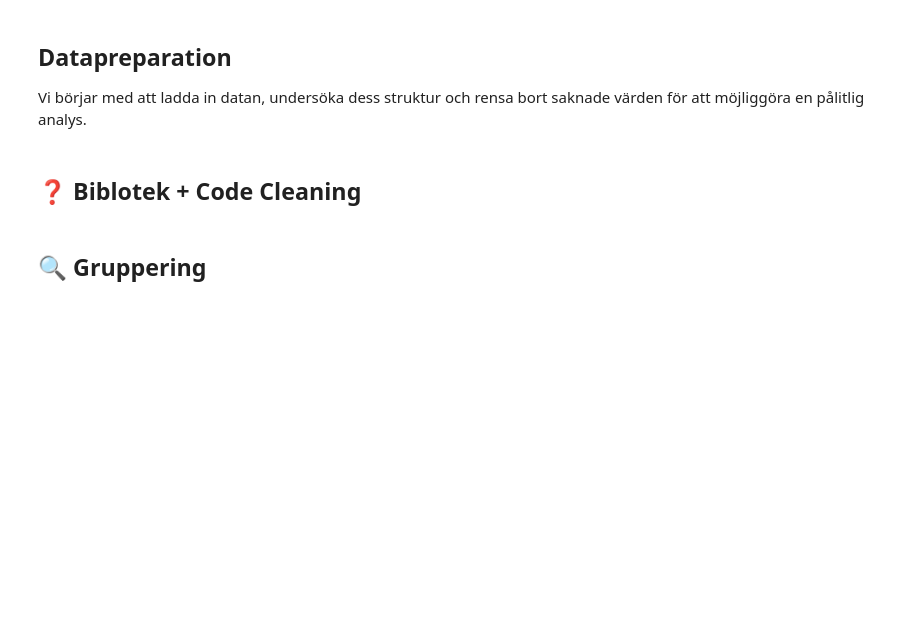
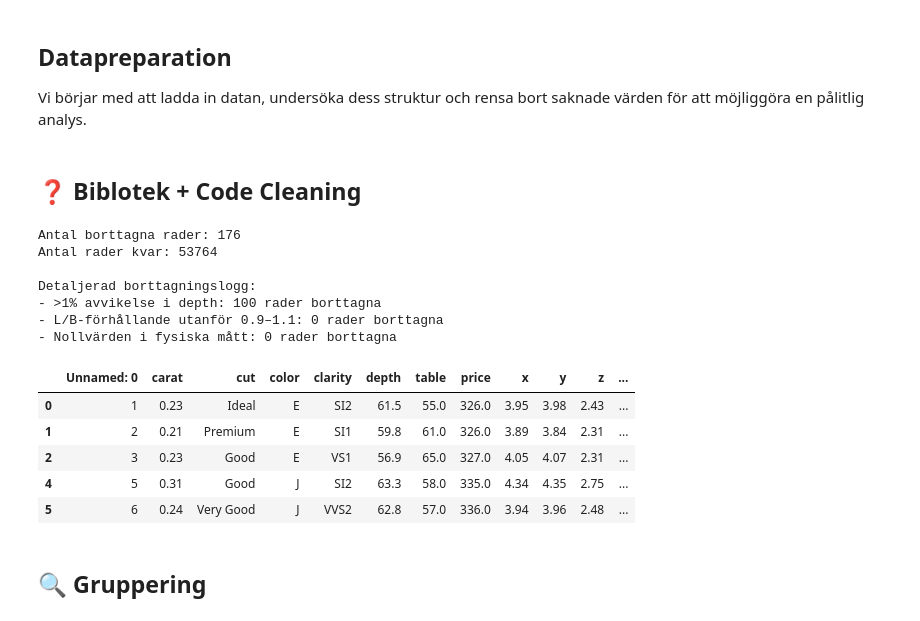
Before and after one commit to ManaInfectedRP/Skola_Python, a Jupyter notebook: Python/Kundskapskontrollen/diamonds/diamantanalys.ipynb, the cells around one changed output. Cells and saved outputs as stored; diff of their text form; code cells hidden in the pictures; blank space fills up the shorter version.

Commit message:
Flera kalkuleringar för Depth-Avvikelser, Läng-Bredd, Nollvärden (om dropna glömt)

```diff
--- a/Python/Kundskapskontrollen/diamonds/diamantanalys.ipynb
+++ b/Python/Kundskapskontrollen/diamonds/diamantanalys.ipynb
@@ -39,27 +39,64 @@ Vi börjar med att ladda in datan, undersöka dess struktur och rensa bort sakna
 # %% [markdown]
 ## ❓ Biblotek + Code Cleaning
 # %%
-
 import pandas as pd
 import numpy as np
-import plotly.express as px
-import plotly.graph_objects as go
-from plotly.subplots import make_subplots
+import matplotlib.pyplot as plt
 
 # Läs in datan och ta bort rader med saknade värden
 df = pd.read_excel('diamonds.xlsx')
-df_clean = df.dropna()
+df_clean = df.dropna().copy()
+
 cols_to_check = ['carat', 'price', 'x', 'y', 'z']
 cols_exist = [col for col in cols_to_check if col in df_clean.columns]
 
+removed = {}
+
+# Depth-avvikelse
+if all(col in df_clean.columns for col in ['x', 'y', 'z', 'depth']):
+    df_clean['depth_calc'] = (df_clean['z'] / ((df_clean['x'] + df_clean['y']) / 2)) * 100
+    df_clean['depth_diff'] = abs(df_clean['depth_calc'] - df_clean['depth'])
+    before = df_clean.shape[0]
+    df_clean = df_clean[df_clean['depth_diff'] <= 1]
+    removed[">1% avvikelse i depth"] = before - df_clean.shape[0]
+
+# Längd–bredd-förhållande (endast om x och y finns)
+if all(col in df_clean.columns for col in ['x', 'y']):
+    df_clean['längd_bredd_kvot'] = df_clean['x'] / df_clean['y']
+    before = df_clean.shape[0]
+    df_clean = df_clean[(df_clean['längd_bredd_kvot'] >= 0.9) & (df_clean['längd_bredd_kvot'] <= 1.1)]
+    removed['L/B-förhållande utanför 0.9–1.1'] = before - df_clean.shape[0]
+
+# Ta bort rader med nollor i dimensioner (x, y, z)
 if cols_exist:
+    before = df_clean.shape[0]
     df_clean = df_clean[(df_clean[cols_exist] != 0).all(axis=1)]
+    removed['Nollvärden i fysiska mått'] = before - df_clean.shape[0]
 
+# Resultatsammanfattning
 antal_före = len(df)
 antal_efter = len(df_clean)
 print(f"Antal borttagna rader: {antal_före - antal_efter}")
 print(f"Antal rader kvar: {antal_efter}")
+print("\nDetaljerad borttagningslogg:")
+for reason, count in removed.items():
+    print(f"- {reason}: {count} rader borttagna")
+
 df_clean.head()
+# %% [output]
+Antal borttagna rader: 176
+Antal rader kvar: 53764
+
+Detaljerad borttagningslogg:
+- >1% avvikelse i depth: 100 rader borttagna
+- L/B-förhållande utanför 0.9–1.1: 0 rader borttagna
+- Nollvärden i fysiska mått: 0 rader borttagna
+|  | Unnamed: 0 | carat | cut | color | clarity | depth | table | price | x | y | z | ... |
+| 0 | 1 | 0.23 | Ideal | E | SI2 | 61.5 | 55.0 | 326.0 | 3.95 | 3.98 | 2.43 | ... |
+| 1 | 2 | 0.21 | Premium | E | SI1 | 59.8 | 61.0 | 326.0 | 3.89 | 3.84 | 2.31 | ... |
+| 2 | 3 | 0.23 | Good | E | VS1 | 56.9 | 65.0 | 327.0 | 4.05 | 4.07 | 2.31 | ... |
+| 4 | 5 | 0.31 | Good | J | SI2 | 63.3 | 58.0 | 335.0 | 4.34 | 4.35 | 2.75 | ... |
+| 5 | 6 | 0.24 | Very Good | J | VVS2 | 62.8 | 57.0 | 336.0 | 3.94 | 3.96 | 2.48 | ... |
 # %% [markdown]
 ## 🔍 Gruppering
 # %%
```
Also changed, not shown: parts of 1 cell of this notebook, 1 other file.
